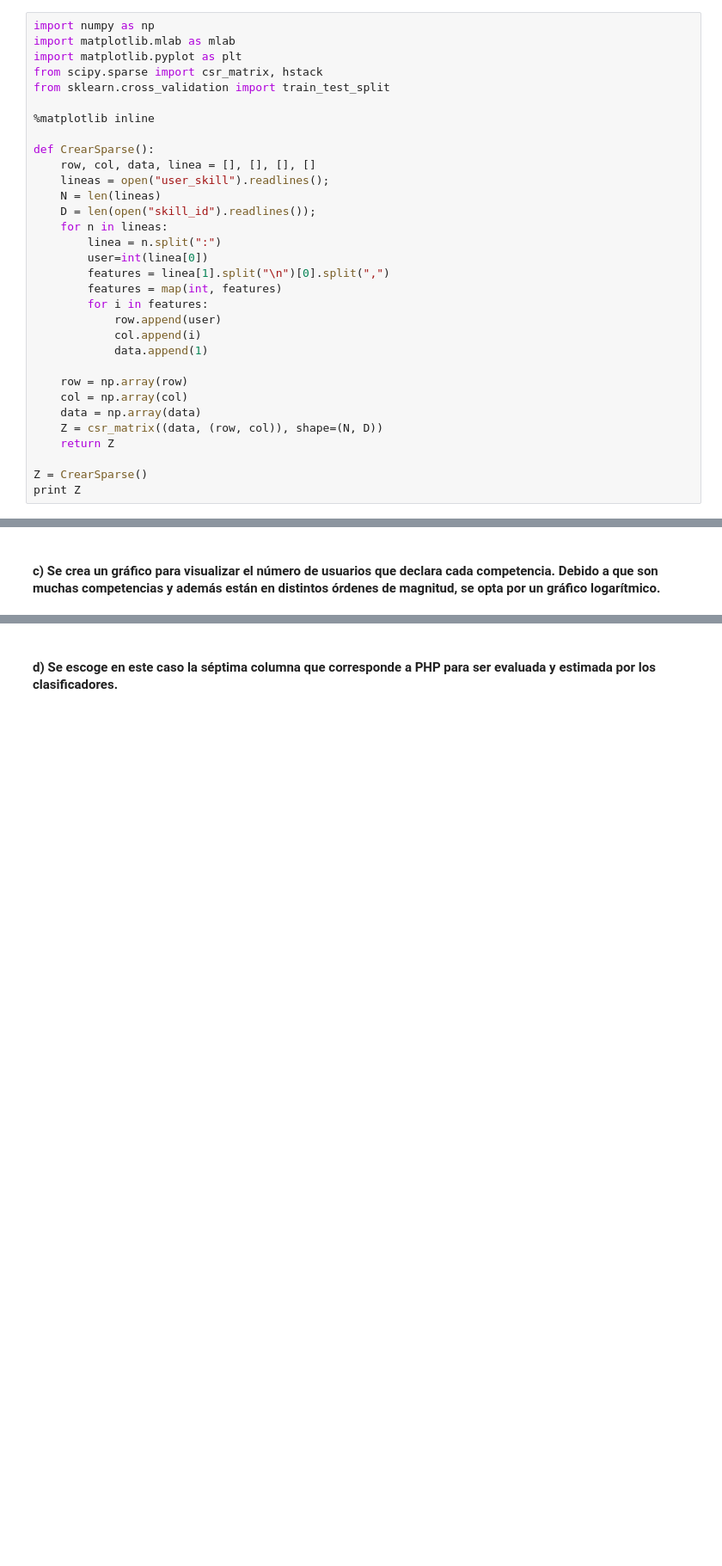
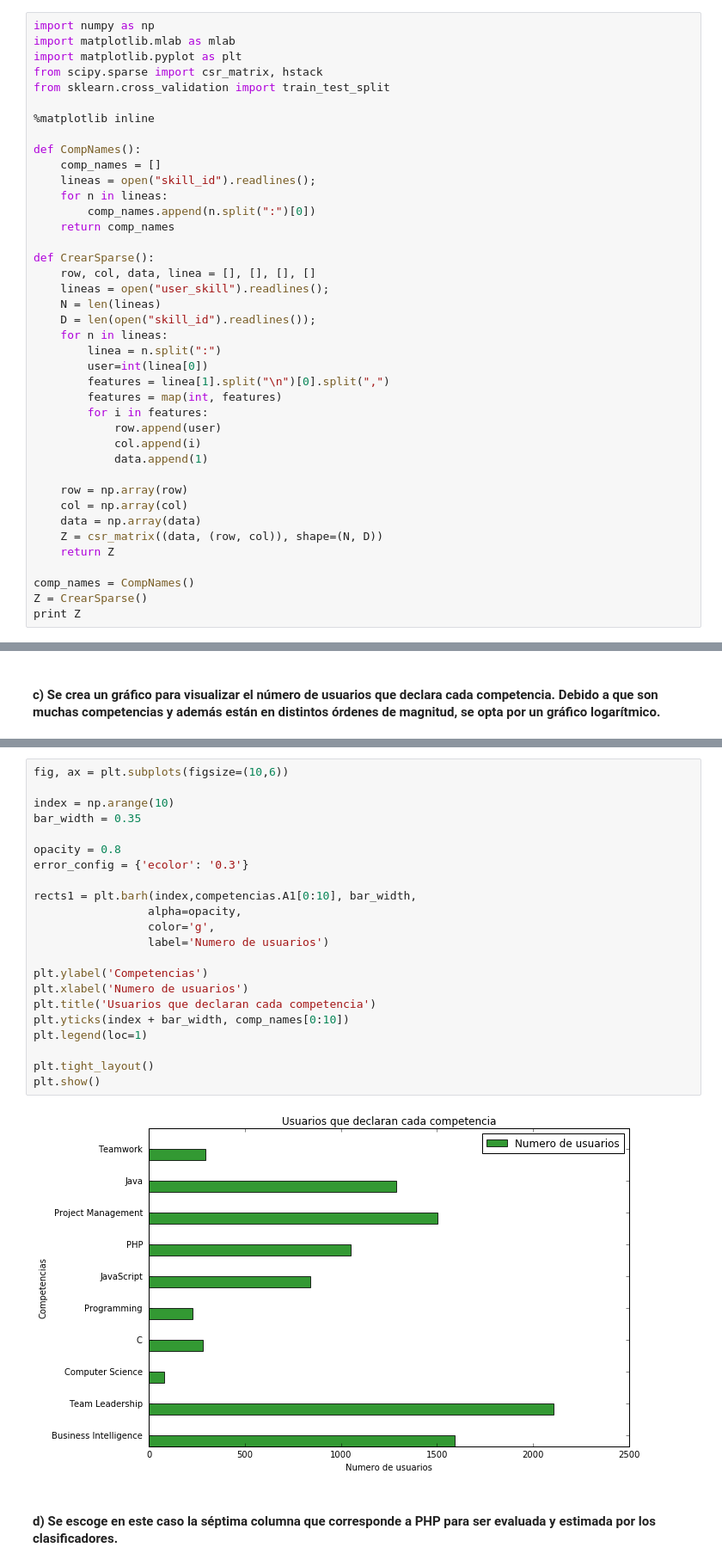
Before and after one commit to mazino/ML-Tarea1, a Jupyter notebook: ML-Tarea2/Pregunta 3/Pregunta 3.ipynb, the cells around one changed output, grey strips where cells are left out. Shown at 86% size. Drawn from its saved outputs; the diff is of its cells as text; blank space fills up the shorter version.

```diff
--- a/ML-Tarea2/Pregunta 3/Pregunta 3.ipynb
+++ b/ML-Tarea2/Pregunta 3/Pregunta 3.ipynb
@@ -10,6 +10,13 @@ from scipy.sparse import csr_matrix, hstack
 from sklearn.cross_validation import train_test_split
 
 %matplotlib inline
+
+def CompNames():
+    comp_names = []
+    lineas = open("skill_id").readlines();
+    for n in lineas:
+        comp_names.append(n.split(":")[0])
+    return comp_names
 
 def CrearSparse():
     row, col, data, linea = [], [], [], []
@@ -32,6 +39,7 @@ def CrearSparse():
     Z = csr_matrix((data, (row, col)), shape=(N, D))
     return Z
 
+comp_names = CompNames()
 Z = CrearSparse()
 print Z
 # %% [output]
@@ -85,3 +95,27 @@ plt.show()
+# %%
+fig, ax = plt.subplots(figsize=(10,6))
+
+index = np.arange(10)
+bar_width = 0.35
+
+opacity = 0.8
+error_config = {'ecolor': '0.3'}
+
+rects1 = plt.barh(index,competencias.A1[0:10], bar_width,
+                 alpha=opacity,
+                 color='g',
+                 label='Numero de usuarios')
+
+plt.ylabel('Competencias')
+plt.xlabel('Numero de usuarios')
+plt.title('Usuarios que declaran cada competencia')
+plt.yticks(index + bar_width, comp_names[0:10])
+plt.legend(loc=1)
+
+plt.tight_layout()
+plt.show()
+# %% [output]
+[figure, added]
 # %% [markdown]
 #### d) Se escoge en este caso la séptima columna que corresponde a PHP para ser evaluada y estimada por los clasificadores.
 # %%
```
Also changed, not shown: parts of 8 cells of this notebook.
